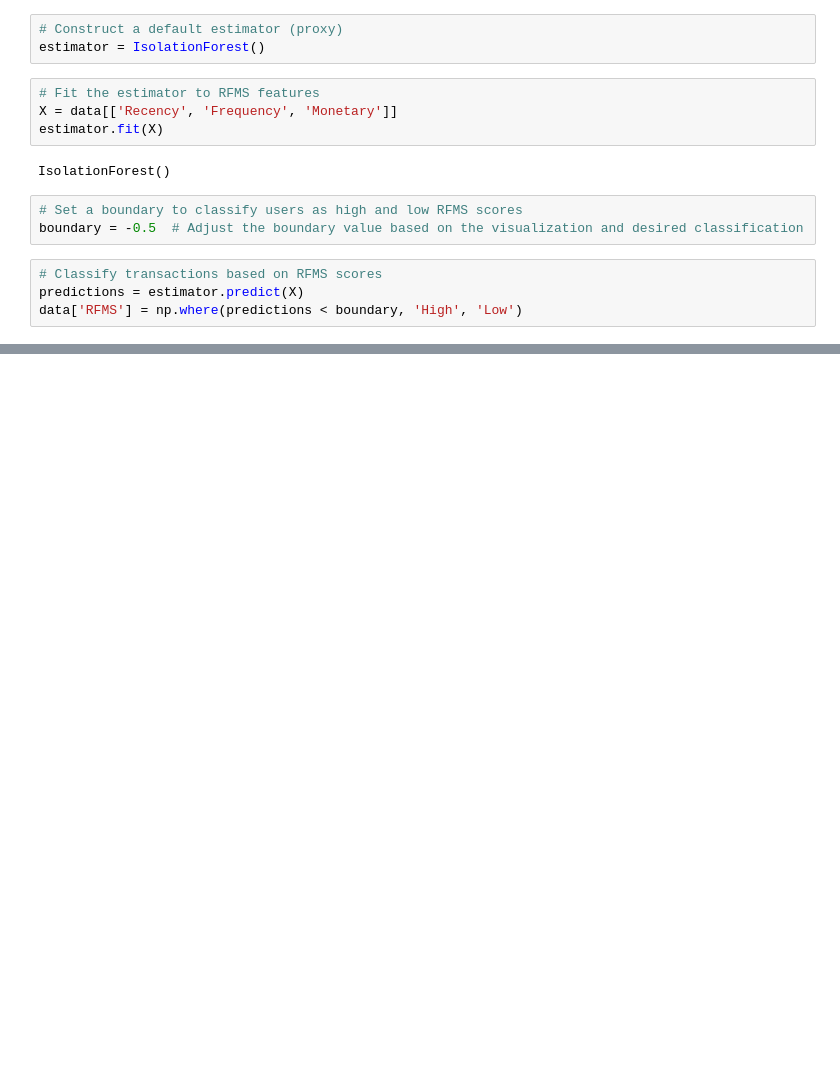
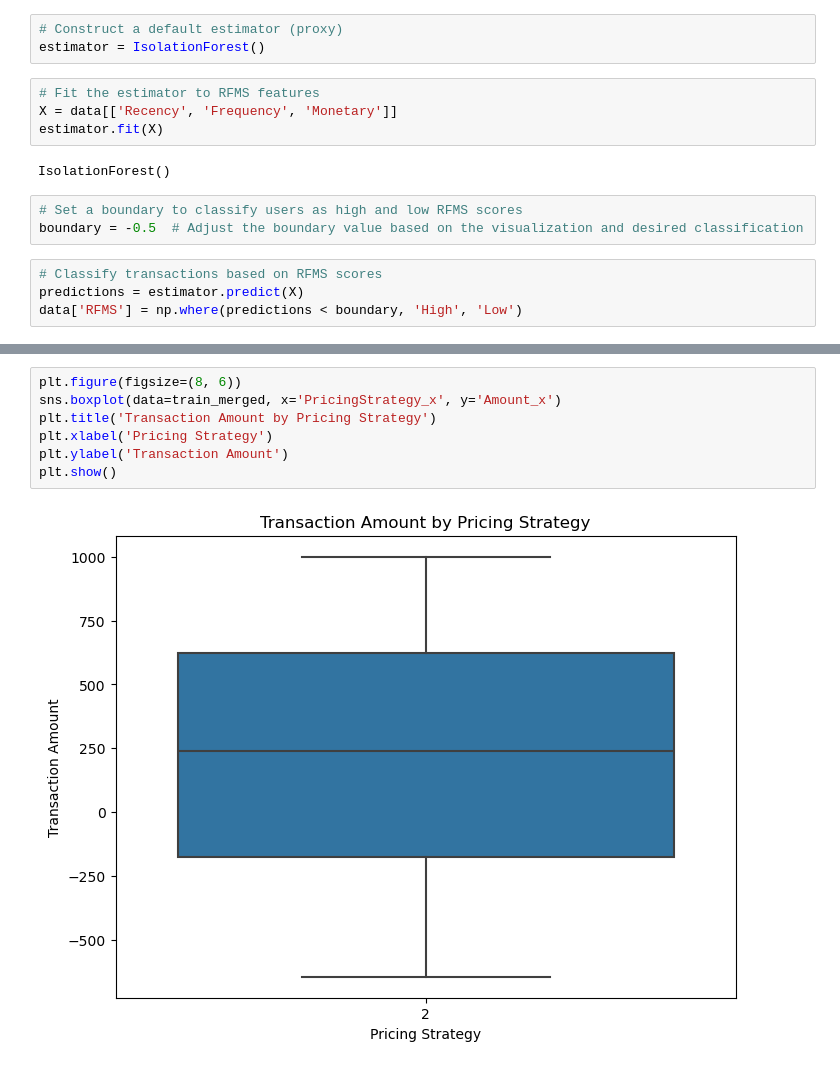
Before and after one commit to jodahe1/Bati-Bank, a Jupyter notebook: DEM/DEM.ipynb, the cells around one changed output, grey strips where cells are left out. Drawn from its saved outputs; the diff is of its cells as text; blank space fills up the shorter version.

```diff
--- a/DEM/DEM.ipynb
+++ b/DEM/DEM.ipynb
@@ -91,0 +243,9 @@ plt.show()
+# %%
+plt.figure(figsize=(8, 6))
+sns.boxplot(data=train_merged, x='PricingStrategy_x', y='Amount_x')
+plt.title('Transaction Amount by Pricing Strategy')
+plt.xlabel('Pricing Strategy')
+plt.ylabel('Transaction Amount')
+plt.show()
+# %% [output]
+[figure, added]
```
Also changed, not shown: parts of 27 cells of this notebook, 1 other file.
